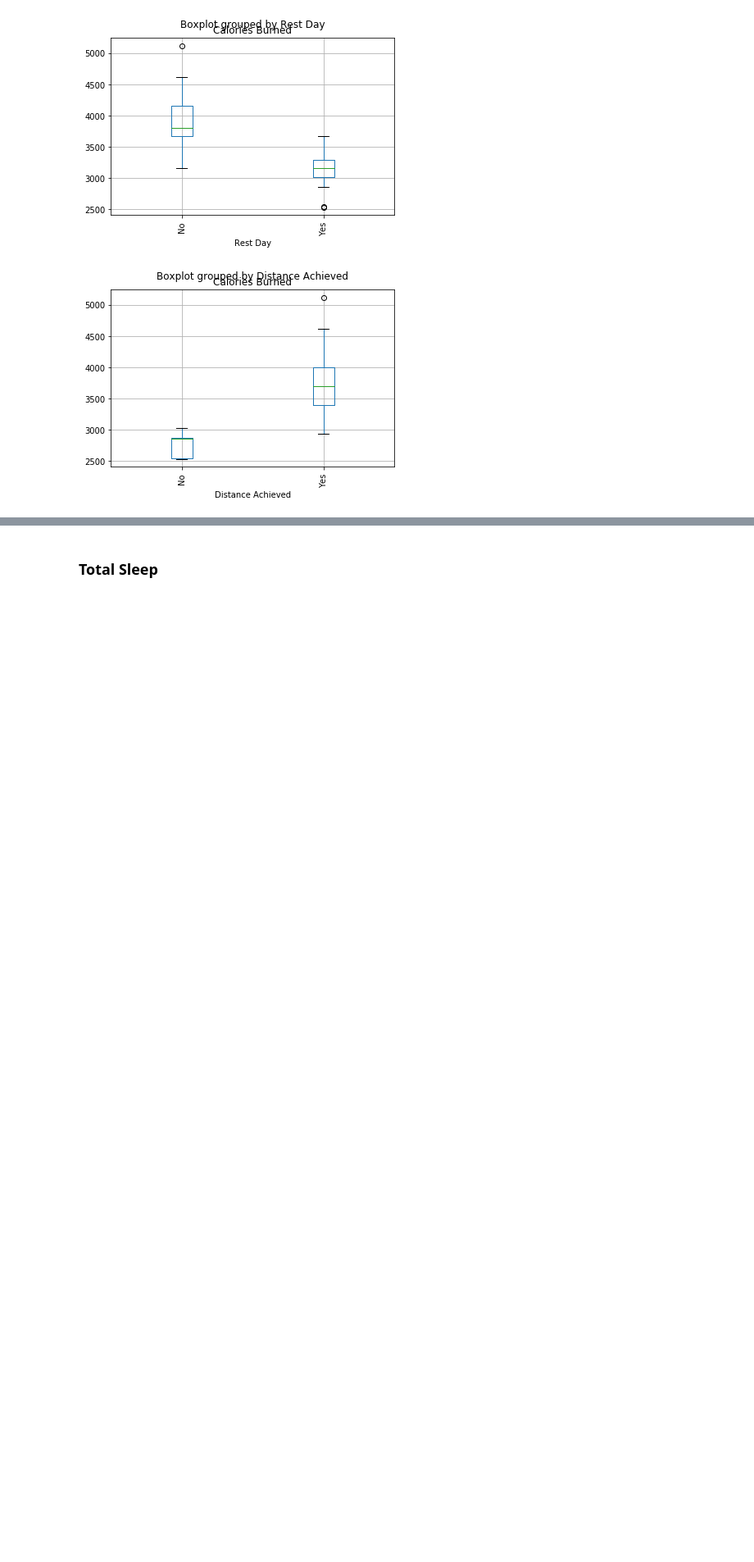
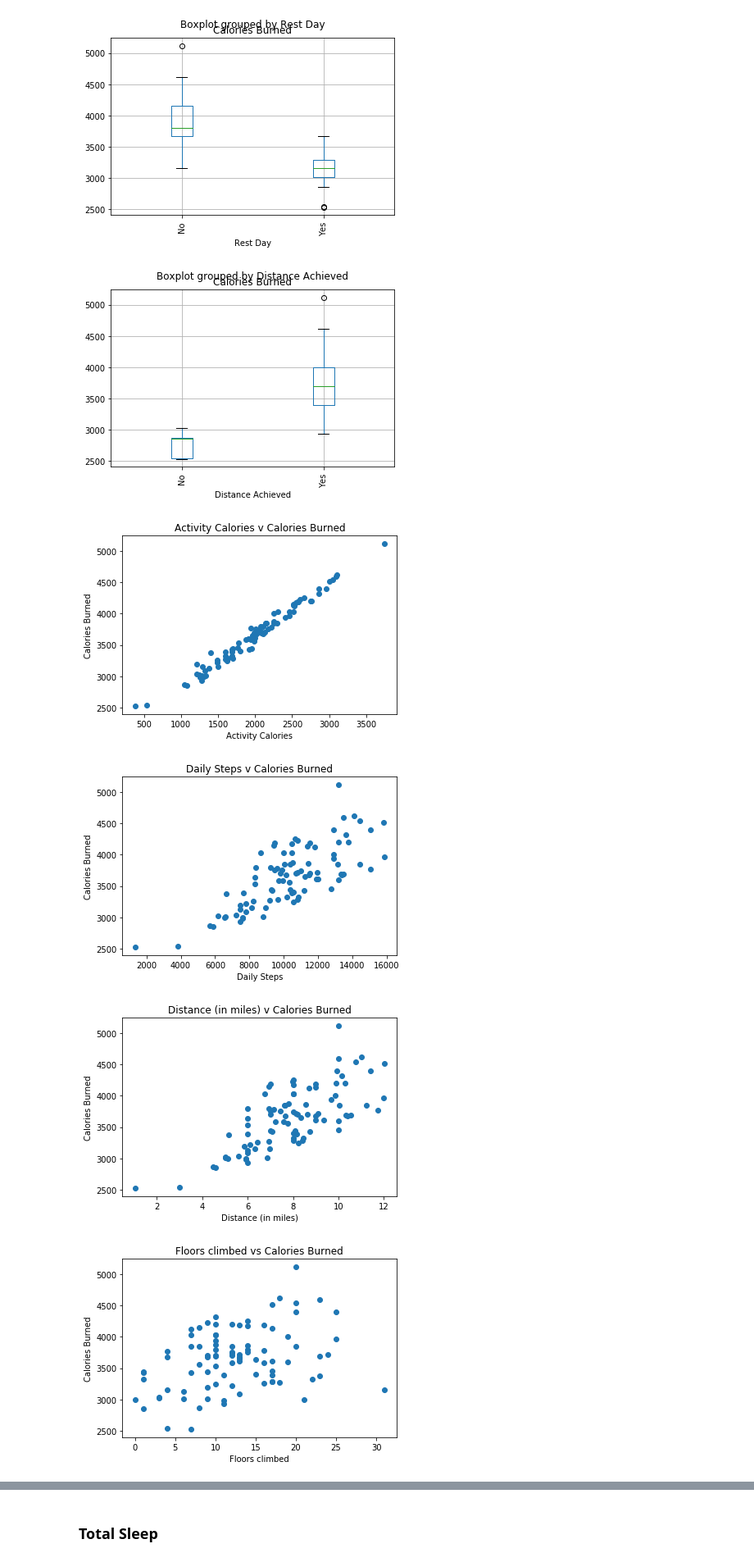
Before and after one commit to willvelida/mydata, a Jupyter notebook: jupyter notebooks/My Data Analysis Jan-Mar 2018.ipynb, the cells around one changed output, grey strips where cells are left out. Shown: that part at 82% size. Saved outputs shown, nothing was run; the diff lists cells and outputs as text; code cells hidden in the pictures; blank space fills up the shorter version.

Commit message:
Adding scatter plots for total exercise section

```diff
--- a/jupyter notebooks/My Data Analysis Jan-Mar 2018.ipynb
+++ b/jupyter notebooks/My Data Analysis Jan-Mar 2018.ipynb
@@ -375,3 +355,72 @@ plt.show()
 [figure]
 [figure]
 [figure]
+# %%
+# Creating variables for dataset columns
+calories_burned = totalexercise_df2['Calories Burned']
+activity_calories = totalexercise_df2['Activity Calories']
+steps = totalexercise_df2['Steps']
+floors = totalexercise_df2['Floors']
+distance = totalexercise_df2['Distance']
+minutes_sedentary = totalexercise_df2['Minutes Sedentary']
+minutes_light_active = totalexercise_df2['Minutes Lightly Active']
+minutes_fairly_active = totalexercise_df2['Minutes Fairly Active']
+minutes_very_active = totalexercise_df2['Minutes Very Active']
+# %%
+# Create scatter plots for calories burned against Activity calories
+plt.scatter(activity_calories, calories_burned)
+plt.xlabel('Activity Calories')
+plt.ylabel('Calories Burned')
+plt.title('Activity Calories v Calories Burned')
+plt.show()
+
+# Create scatter plot for calories burned vs steps
+plt.scatter(steps,calories_burned)
+plt.xlabel('Daily Steps')
+plt.ylabel('Calories Burned')
+plt.title('Daily Steps v Calories Burned')
+plt.show()
+
+# Create scatter plot for calories burned vs distance
+plt.scatter(distance, calories_burned)
+plt.xlabel('Distance (in miles)')
+plt.ylabel('Calories Burned')
+plt.title('Distance (in miles) v Calories Burned')
+plt.show()
+
+# Create scatter plot for calories burned vs floors
+plt.scatter(floors, calories_burned)
+plt.xlabel('Floors climbed')
+plt.ylabel('Calories Burned')
+plt.title('Floors climbed vs Calories Burned')
+plt.show()
+
+# Create scatter plot for minutes vs calories burned
+plt.scatter(minutes_sedentary, calories_burned)
+plt.xlabel('Minutes Sedentary')
+plt.ylabel('Calories Burned')
+plt.title('Minutes Sedentary vs Calories Burned')
+plt.show()
+
+plt.scatter(minutes_light_active, calories_burned)
+plt.xlabel('Minutes Light Active')
+plt.ylabel('Calories Burned')
+plt.title('Minutes Light Active vs Calories Burned')
+plt.show()
+
+plt.scatter(minutes_fairly_active, calories_burned)
+plt.xlabel('Minutes Fairly Active')
+plt.ylabel('Calories Burned')
+plt.title('Minutes Fairly Active vs Calories Burned')
+plt.show()
+
+plt.scatter(minutes_very_active, calories_burned)
+plt.xlabel('Minutes Very Active')
+plt.ylabel('Calories Burned')
+plt.title('Minutes Very Active vs Calories Burned')
+plt.show()
+# %% [output]
+[figure, added]
+[figure, added]
+[figure, added]
+[figure, added]
```
Also changed, not shown: parts of 8 cells of this notebook.
